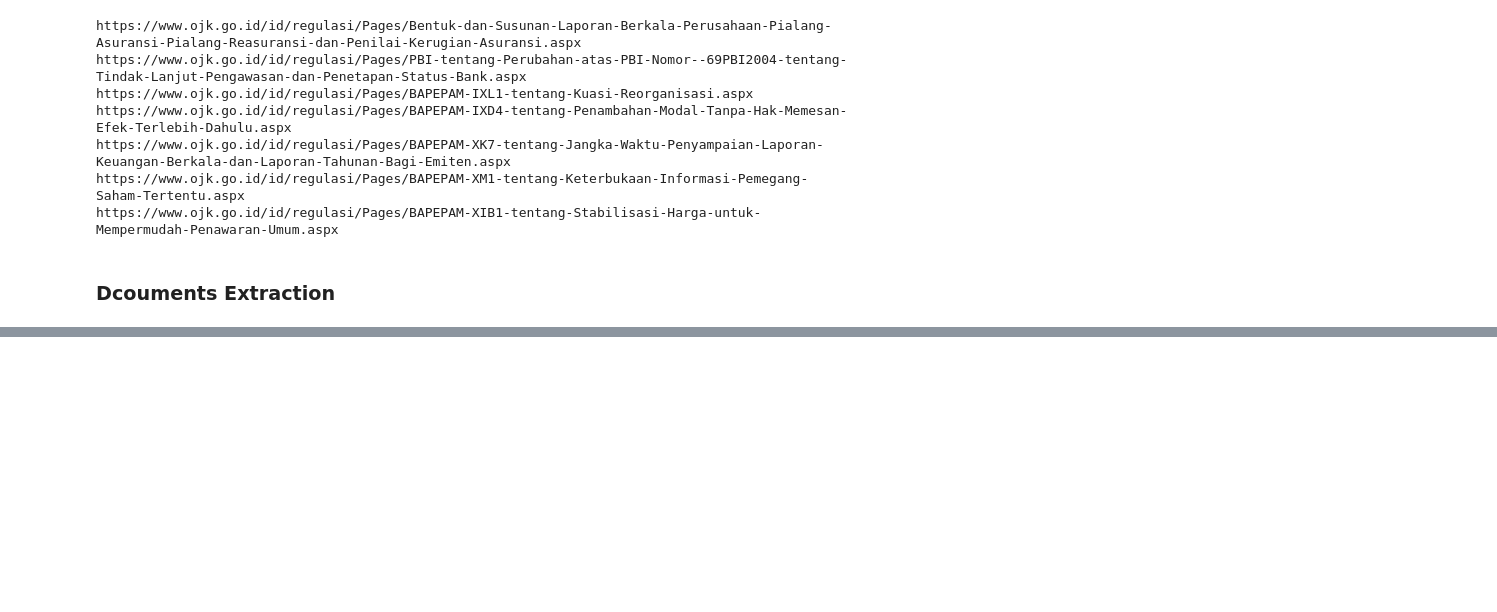
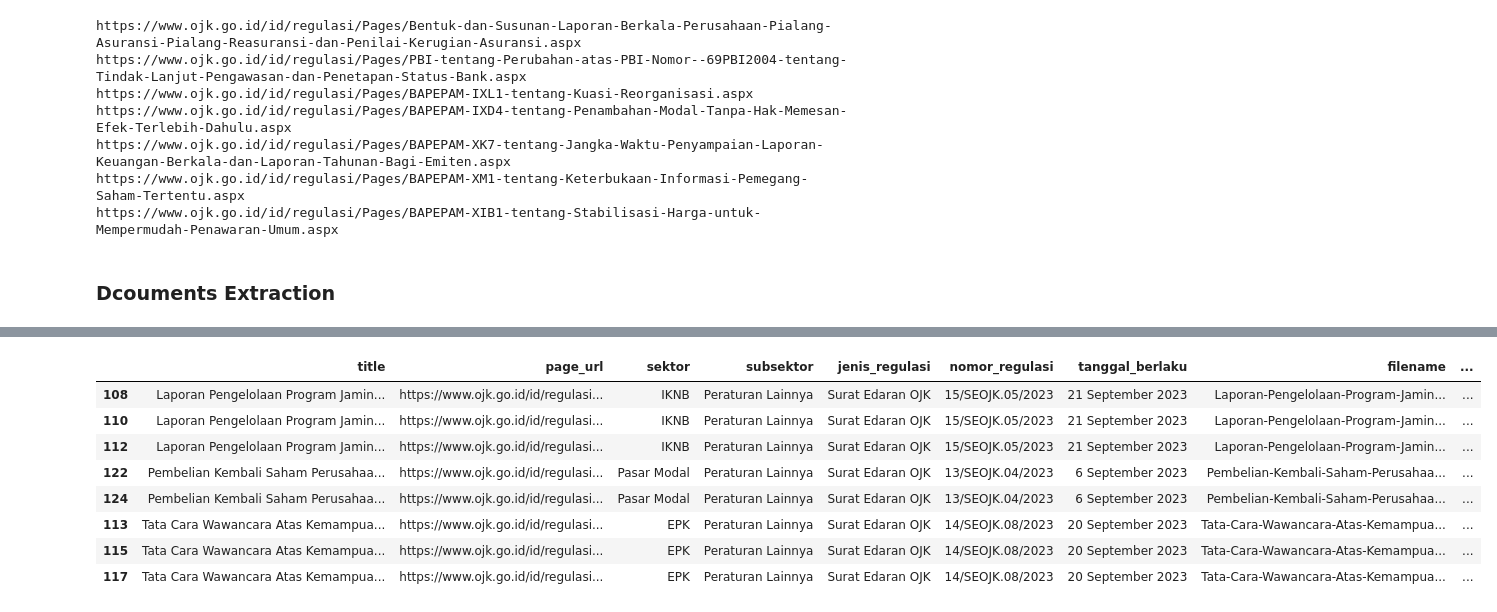
Before and after one commit to xmriz/ojk-scraping, a Jupyter notebook: notebook.ipynb, the cells around one changed output, grey strips where cells are left out. Cells and saved outputs as stored; diff of their text form; code cells hidden in the pictures; blank space fills up the shorter version.

```diff
--- a/notebook.ipynb
+++ b/notebook.ipynb
@@ -64,0 +65,13 @@ df_documents
+# %%
+df_new = df_documents[df_documents['file_url'].duplicated(keep=False)].sort_values('filename')
+df_new
+# %% [output]
+|  | title | page_url | sektor | subsektor | jenis_regulasi | nomor_regulasi | tanggal_berlaku | filename | ... |
+| 108 | Laporan Pengelolaan Program Jamin... | https://www.ojk.go.id/id/regulasi... | IKNB | Peraturan Lainnya | Surat Edaran OJK | 15/SEOJK.05/2023 | 21 September 2023 | Laporan-Pengelolaan-Program-Jamin... | ... |
+| 110 | Laporan Pengelolaan Program Jamin... | https://www.ojk.go.id/id/regulasi... | IKNB | Peraturan Lainnya | Surat Edaran OJK | 15/SEOJK.05/2023 | 21 September 2023 | Laporan-Pengelolaan-Program-Jamin... | ... |
+| 112 | Laporan Pengelolaan Program Jamin... | https://www.ojk.go.id/id/regulasi... | IKNB | Peraturan Lainnya | Surat Edaran OJK | 15/SEOJK.05/2023 | 21 September 2023 | Laporan-Pengelolaan-Program-Jamin... | ... |
+| 122 | Pembelian Kembali Saham Perusahaa... | https://www.ojk.go.id/id/regulasi... | Pasar Modal | Peraturan Lainnya | Surat Edaran OJK | 13/SEOJK.04/2023 | 6 September 2023 | Pembelian-Kembali-Saham-Perusahaa... | ... |
+| 124 | Pembelian Kembali Saham Perusahaa... | https://www.ojk.go.id/id/regulasi... | Pasar Modal | Peraturan Lainnya | Surat Edaran OJK | 13/SEOJK.04/2023 | 6 September 2023 | Pembelian-Kembali-Saham-Perusahaa... | ... |
+| 113 | Tata Cara Wawancara Atas Kemampua... | https://www.ojk.go.id/id/regulasi... | EPK | Peraturan Lainnya | Surat Edaran OJK | 14/SEOJK.08/2023 | 20 September 2023 | Tata-Cara-Wawancara-Atas-Kemampua... | ... |
+| 115 | Tata Cara Wawancara Atas Kemampua... | https://www.ojk.go.id/id/regulasi... | EPK | Peraturan Lainnya | Surat Edaran OJK | 14/SEOJK.08/2023 | 20 September 2023 | Tata-Cara-Wawancara-Atas-Kemampua... | ... |
+| 117 | Tata Cara Wawancara Atas Kemampua... | https://www.ojk.go.id/id/regulasi... | EPK | Peraturan Lainnya | Surat Edaran OJK | 14/SEOJK.08/2023 | 20 September 2023 | Tata-Cara-Wawancara-Atas-Kemampua... | ... |
```
Also changed, not shown: parts of 5 cells of this notebook, 8 other files.
